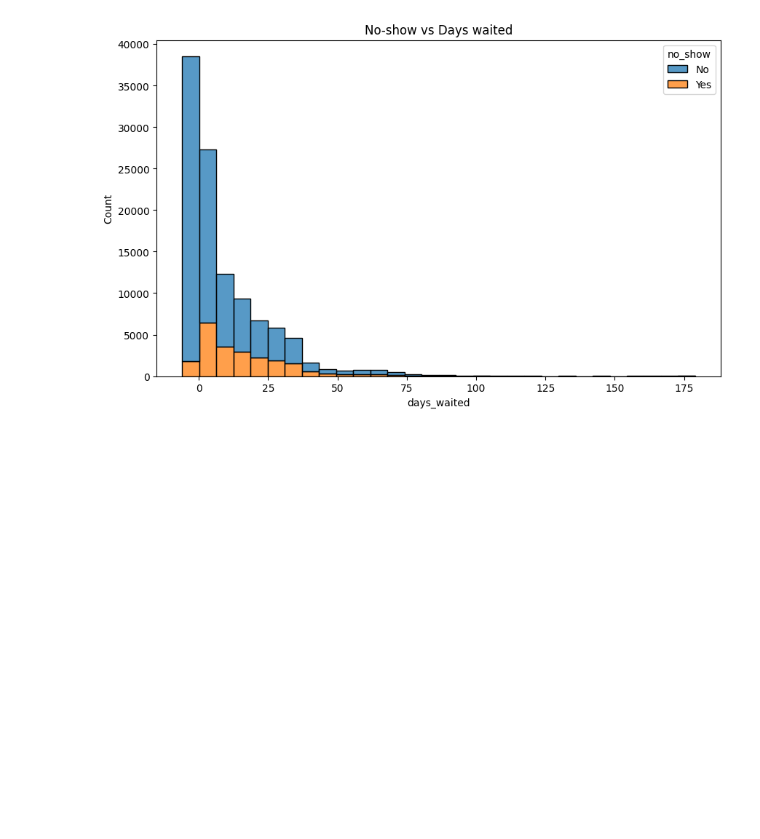
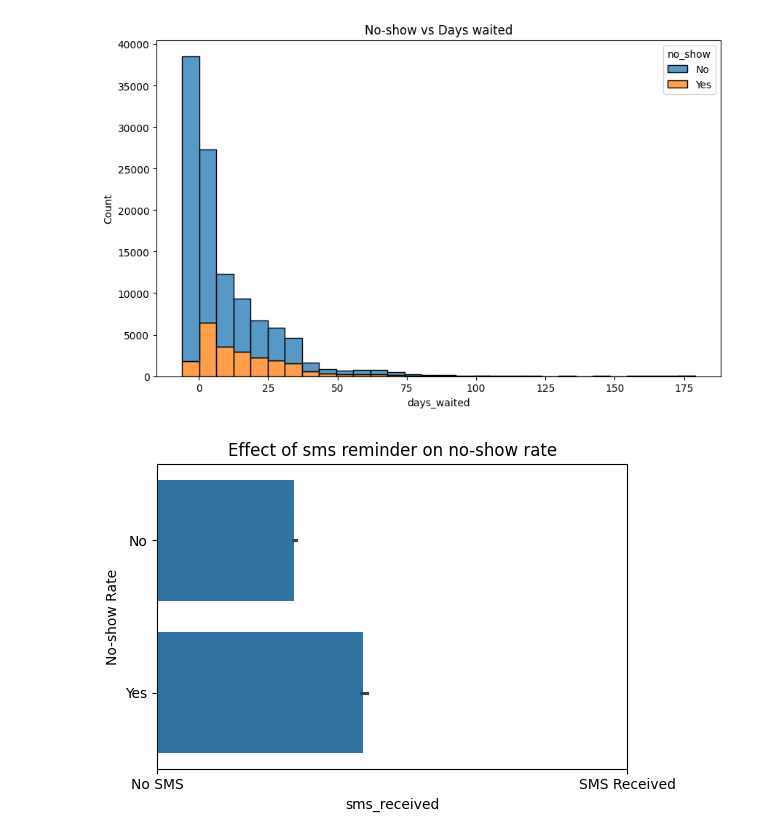
Before and after one commit to krish-bista/medical-appointment-no-show-prediction, a Jupyter notebook: med_appointment_noshow_predict.ipynb, the cells around one changed output. Cells and saved outputs as stored; diff of their text form; code cells hidden in the pictures; blank space fills up the shorter version.

```diff
--- a/med_appointment_noshow_predict.ipynb
+++ b/med_appointment_noshow_predict.ipynb
@@ -107,6 +107,17 @@ plt.title("No-show vs Days waited")
 plt.show()
 # %% [output]
 [figure]
+# %%
+# Effect of sms on no-shows
+plt.figure(figsize=(6, 4))
+sns.barplot(data=df, x="sms_received", y="no_show")
+plt.xticks([0, 1], ["No SMS", "SMS Received"])
+plt.ylabel("No-show Rate")
+plt.title("Effect of sms reminder on no-show rate")
+plt.tight_layout()
+plt.show()
+# %% [output]
+[figure, added]
 # %%
 # Basic AI model to predict whether someone will miss the appointment
 
```
Also changed, not shown: parts of 1 cell of this notebook.
